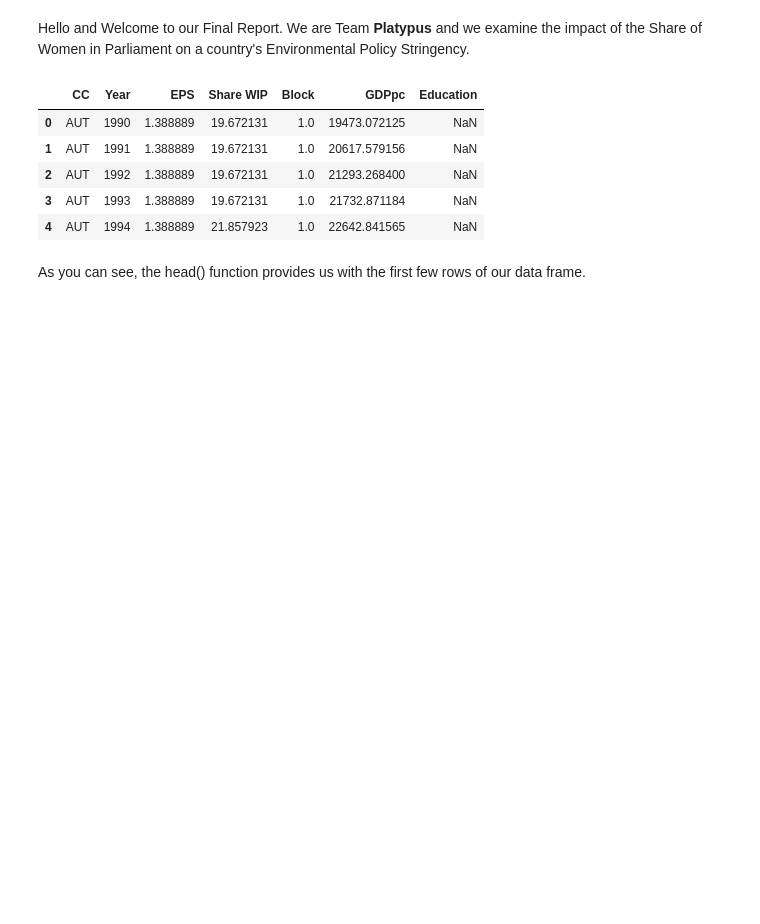
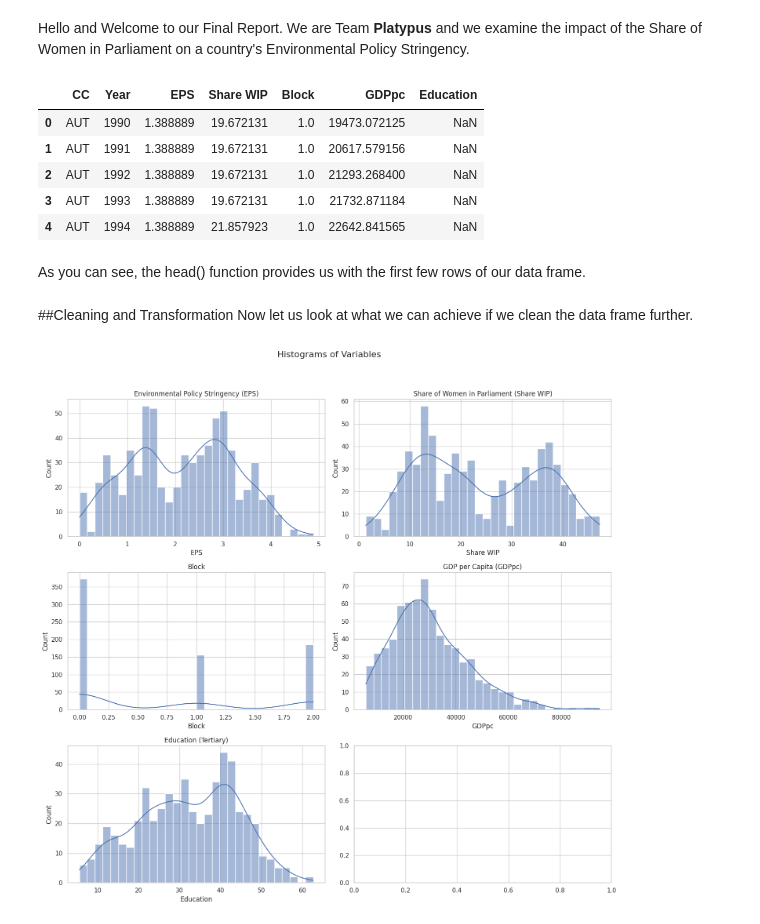
Before and after one commit to Kurthhenry/Statistics-DataScience, a Jupyter notebook: Final_Report_Platypus.ipynb, the cells around one changed output. Cells and saved outputs as stored; diff of their text form; code cells hidden in the pictures; blank space fills up the shorter version.

```diff
--- a/Final_Report_Platypus.ipynb
+++ b/Final_Report_Platypus.ipynb
@@ -23,3 +23,40 @@ df.head()
 | 4 | AUT | 1994 | 1.388889 | 21.857923 | 1.0 | 22642.841565 | NaN |
 # %% [markdown]
 As you can see, the head() function provides us with the first few rows of our data frame.
+# %% [markdown]
+##Cleaning and Transformation
+Now let us look at what we can achieve if we clean the data frame further.
+# %%
+"""DATA CLEANING AND TRANSFORMATION"""
+
+# Setting the aesthetics for the plots
+sns.set(style="whitegrid")
+
+# Descriptive statistics of the dataframe
+descriptive_stats = df.describe()
+
+# Plotting histograms for each variable to understand their distribution
+fig, axes = plt.subplots(nrows=3, ncols=2, figsize=(15, 15))
+fig.suptitle('Histograms of Variables', fontsize=16)
+
+sns.histplot(df['EPS'], bins=30, kde=True, ax=axes[0, 0])
+axes[0, 0].set_title('Environmental Policy Stringency (EPS)')
+
+sns.histplot(df['Share WIP'], bins=30, kde=True, ax=axes[0, 1])
+axes[0, 1].set_title('Share of Women in Parliament (Share WIP)')
+
+sns.histplot(df['Block'], bins=30, kde=True, ax=axes[1, 0])
+axes[1, 0].set_title('Block')
+
+sns.histplot(df['GDPpc'], bins=30, kde=True, ax=axes[1, 1])
+axes[1, 1].set_title('GDP per Capita (GDPpc)')
+
+sns.histplot(df['Education'].dropna(), bins=30, kde=True, ax=axes[2, 0])
+axes[2, 0].set_title('Education (Tertiary)')
+
+# Adjusting layout
+plt.tight_layout(rect=[0, 0.03, 1, 0.95])
+#path = "/OUT_plots/Alternative/Disribution_Key_Variables.pdf"
+#plt.savefig(directory + path)
+# %% [output]
+[figure, added]
```
Also changed, not shown: parts of 2 cells of this notebook.
